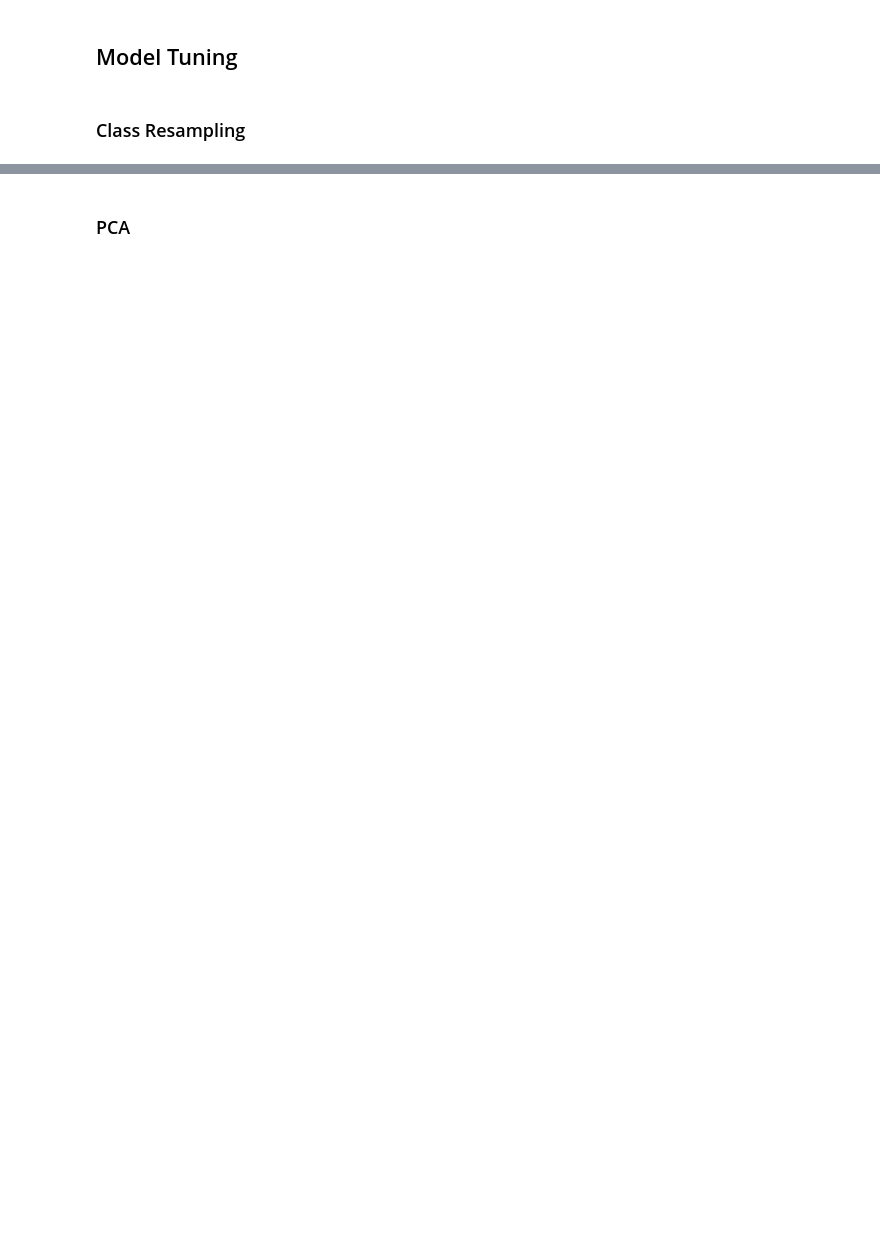
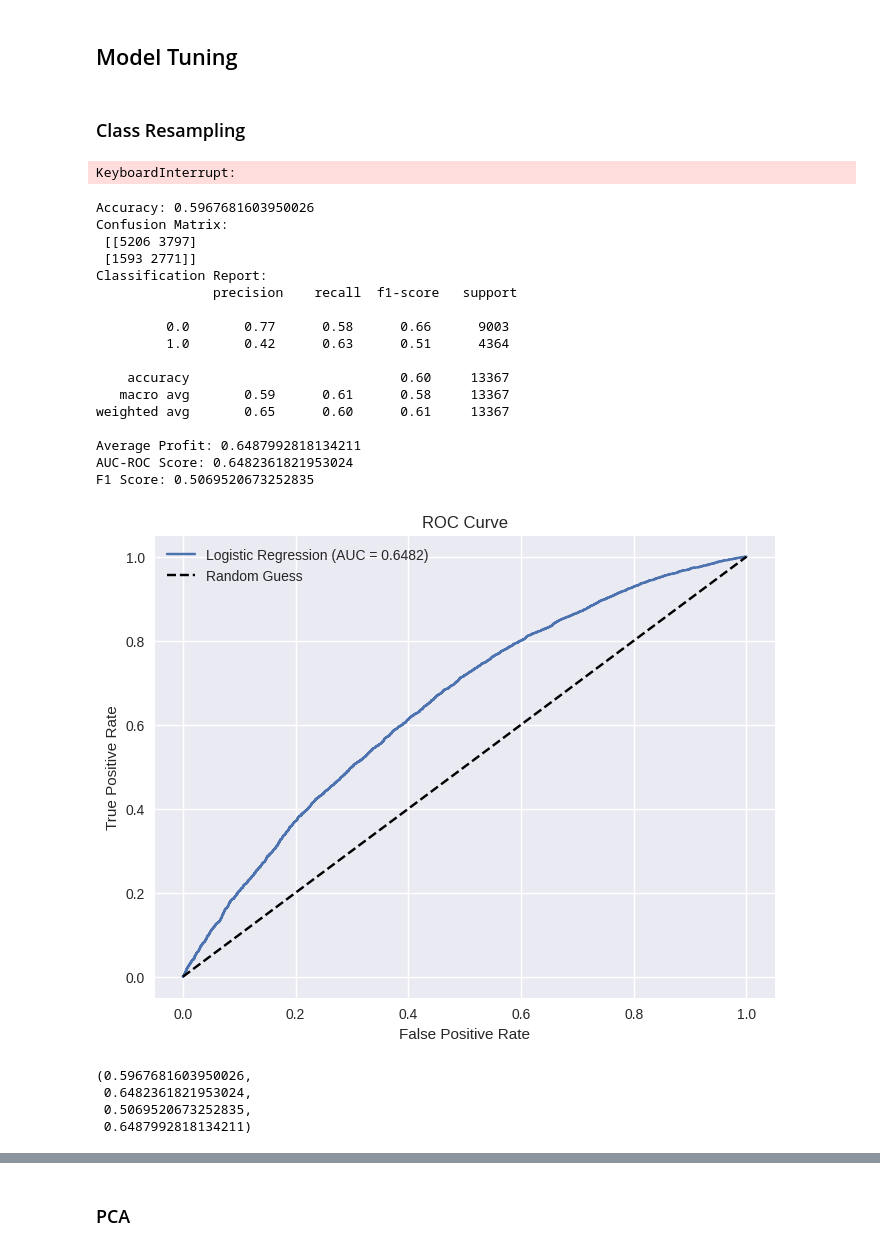
Before and after one commit to TheGooseGuy/Insurance-Product-Prediction, a Jupyter notebook: Data_preprocessing.ipynb, the cells around one changed output, grey strips where cells are left out. Saved outputs shown, nothing was run; the diff lists cells and outputs as text; code cells hidden in the pictures; blank space fills up the shorter version.

```diff
--- a/Data_preprocessing.ipynb
+++ b/Data_preprocessing.ipynb
@@ -528,8 +937,8 @@ y = train_data_standardized['IS_BOUND']
 # %% [markdown]
 ## Logistic Regression
 # %%
-X = train_data_standardized.drop(columns=['IS_BOUND'])
-y = train_data_standardized['IS_BOUND']
+X = train_data.drop(columns=['IS_BOUND'])
+y = train_data['IS_BOUND']
 
 X_train, X_test, y_train, y_test = train_test_split(X, y, test_size=0.2, random_state=64)
 
@@ -638,7 +1047,34 @@ def log_reg(X, y):
 ### Class Resampling
 # %%
 # Apply SMOTE and Edited Nearest Neighbors (SMOTEENN)
-X = train_data_standardized.drop(columns=['IS_BOUND'])
-y = train_data_standardized['IS_BOUND']
+X = train_data_downsampled.drop(columns=['IS_BOUND'])
+y = train_data_downsampled['IS_BOUND']
 smoteenn = SMOTEENN()
 X_resampled, y_resampled = smoteenn.fit_resample(X, y)
+# %% [output]
+KeyboardInterrupt:
+# %%
+log_reg(train_data_downsampled.drop(columns=['IS_BOUND']), train_data_downsampled['IS_BOUND'])
+# %% [output]
+Accuracy: 0.5967681603950026
+Confusion Matrix:
+ [[5206 3797]
+ [1593 2771]]
+Classification Report:
+               precision    recall  f1-score   support
+
+         0.0       0.77      0.58      0.66      9003
+         1.0       0.42      0.63      0.51      4364
+
+    accuracy                           0.60     13367
+   macro avg       0.59      0.61      0.58     13367
+weighted avg       0.65      0.60      0.61     13367
+
+Average Profit: 0.6487992818134211
+AUC-ROC Score: 0.6482361821953024
+F1 Score: 0.5069520673252835
+[figure, added]
+(0.5967681603950026,
+ 0.6482361821953024,
+ 0.5069520673252835,
+ 0.6487992818134211)
```
Also changed, not shown: parts of 28 cells of this notebook.
